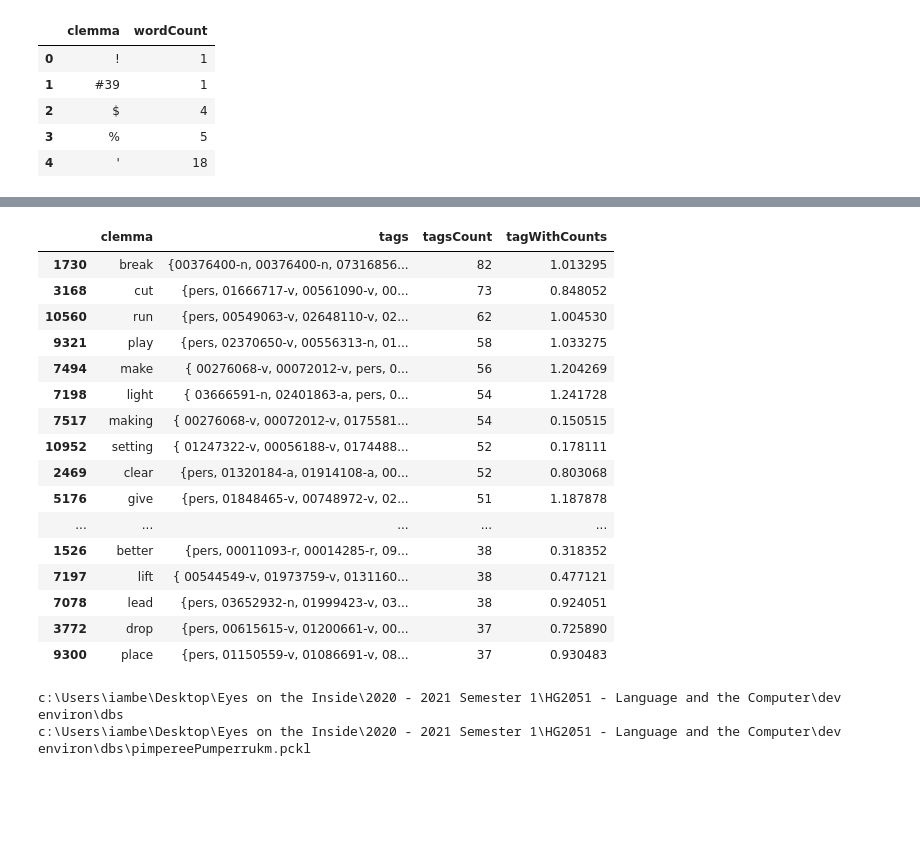
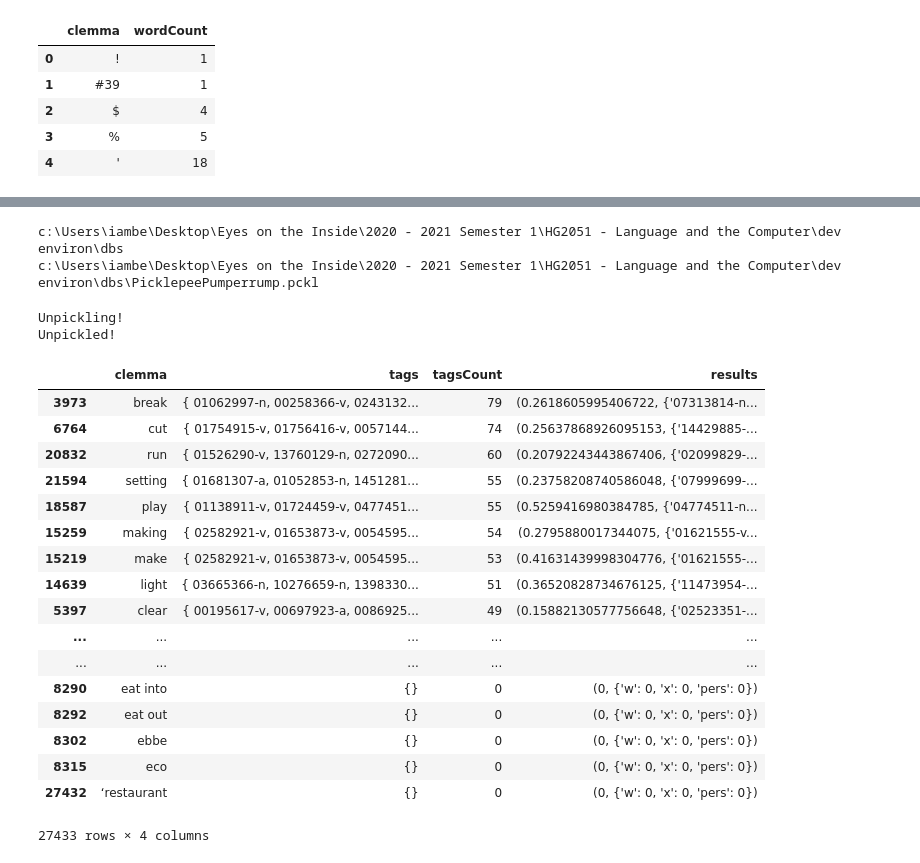
Before and after one commit to agoraoptera/FYP-Entropy, a Jupyter notebook: entropyREAL.ipynb, the cells around one changed output, grey strips where cells are left out. Cells and saved outputs as stored; diff of their text form; code cells hidden in the pictures; blank space fills up the shorter version.

```diff
--- a/entropyREAL.ipynb
+++ b/entropyREAL.ipynb
@@ -163,31 +187,44 @@ promotion_of_socialist_democratic_liberal_politics 199.99274731650712 percent Co
 # %%
-pd.set_option('display.max_columns', None)
-pd.set_option('display.max_colwidth', None)
-a.head(40)
+pd.set_option('display.max_columns', 0)
+pd.set_option('display.max_rows', 0)
+pd.set_option('display.max_colwidth', -1)
+a[ (a['clemma'] == "break" )]
-# %% [output]
-|  | clemma | tags | tagsCount | tagWithCounts |
-| 1730 | break | {00376400-n, 00376400-n, 07316856... | 82 | 1.013295 |
-| 3168 | cut | {pers, 01666717-v, 00561090-v, 00... | 73 | 0.848052 |
-| 10560 | run | {pers, 00549063-v, 02648110-v, 02... | 62 | 1.004530 |
-| 9321 | play | {pers, 02370650-v, 00556313-n, 01... | 58 | 1.033275 |
-| 7494 | make | { 00276068-v, 00072012-v, pers, 0... | 56 | 1.204269 |
-| 7198 | light | { 03666591-n, 02401863-a, pers, 0... | 54 | 1.241728 |
-| 7517 | making | { 00276068-v, 00072012-v, 0175581... | 54 | 0.150515 |
-| 10952 | setting | { 01247322-v, 00056188-v, 0174488... | 52 | 0.178111 |
-| 2469 | clear | {pers, 01320184-a, 01914108-a, 00... | 52 | 0.803068 |
-| 5176 | give | {pers, 01848465-v, 00748972-v, 02... | 51 | 1.187878 |
-| ... | ... | ... | ... | ... |
-| 1526 | better | {pers, 00011093-r, 00014285-r, 09... | 38 | 0.318352 |
-| 7197 | lift | { 00544549-v, 01973759-v, 0131160... | 38 | 0.477121 |
-| 7078 | lead | {pers, 03652932-n, 01999423-v, 03... | 38 | 0.924051 |
-| 3772 | drop | {pers, 00615615-v, 01200661-v, 00... | 37 | 0.725890 |
-| 9300 | place | {pers, 01150559-v, 01086691-v, 08... | 37 | 0.930483 |
 # %%
 import os
 print(os.getcwd())
-p = os.path.join(os.getcwd(), "pimpereePumperrukm.pckl")
+p = os.path.join(os.getcwd(), "PicklepeePumperrump.pckl")
 print(p)
 a.to_pickle(p)
 # %% [output]
 c:\Users\iambe\Desktop\Eyes on the Inside\2020 - 2021 Semester 1\HG2051 - Language and the Computer\dev environ\dbs
-c:\Users\iambe\Desktop\Eyes on the Inside\2020 - 2021 Semester 1\HG2051 - Language and the Computer\dev environ\dbs\pimpereePumperrukm.pckl
+c:\Users\iambe\Desktop\Eyes on the Inside\2020 - 2021 Semester 1\HG2051 - Language and the Computer\dev environ\dbs\PicklepeePumperrump.pckl
+# %%
+print("Unpickling!")
+
+rdb = pd.read_pickle('2016hg8011_eng1B_processed.pckl')
+print("Unpickled!")
+pd.set_option('display.max_rows', 0)
+pd.set_option('display.max_columns', 0)
+pd.set_option('display.max_colwidth', 0)
+rdb
+# %% [output]
+Unpickling!
+Unpickled!
+|  | clemma | tags | tagsCount | results |
+| 3973 | break | { 01062997-n, 00258366-v, 0243132... | 79 | (0.2618605995406722, {'07313814-n... |
+| 6764 | cut | { 01754915-v, 01756416-v, 0057144... | 74 | (0.25637868926095153, {'14429885-... |
+| 20832 | run | { 01526290-v, 13760129-n, 0272090... | 60 | (0.20792243443867406, {'02099829-... |
+| 21594 | setting | { 01681307-a, 01052853-n, 1451281... | 55 | (0.23758208740586048, {'07999699-... |
+| 18587 | play | { 01138911-v, 01724459-v, 0477451... | 55 | (0.5259416980384785, {'04774511-n... |
+| 15259 | making | { 02582921-v, 01653873-v, 0054595... | 54 | (0.2795880017344075, {'01621555-v... |
+| 15219 | make | { 02582921-v, 01653873-v, 0054595... | 53 | (0.41631439998304776, {'01621555-... |
+| 14639 | light | { 03665366-n, 10276659-n, 1398330... | 51 | (0.36520828734676125, {'11473954-... |
+| 5397 | clear | { 00195617-v, 00697923-a, 0086925... | 49 | (0.15882130577756648, {'02523351-... |
+| ... | ... | ... | ... | ... |
+| ... | ... | ... | ... | ... |
+| 8290 | eat into | {} | 0 | (0, {'w': 0, 'x': 0, 'pers': 0}) |
+| 8292 | eat out | {} | 0 | (0, {'w': 0, 'x': 0, 'pers': 0}) |
+| 8302 | ebbe | {} | 0 | (0, {'w': 0, 'x': 0, 'pers': 0}) |
+| 8315 | eco | {} | 0 | (0, {'w': 0, 'x': 0, 'pers': 0}) |
+| 27432 | ‘restaurant | {} | 0 | (0, {'w': 0, 'x': 0, 'pers': 0}) |
+27433 rows × 4 columns
```
Also changed, not shown: parts of 10 cells of this notebook.
